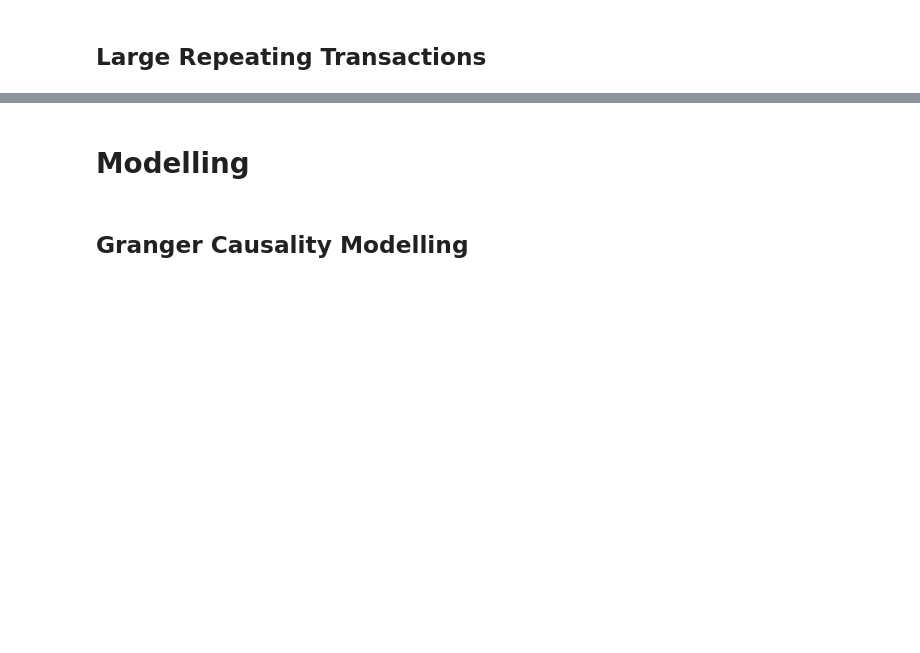
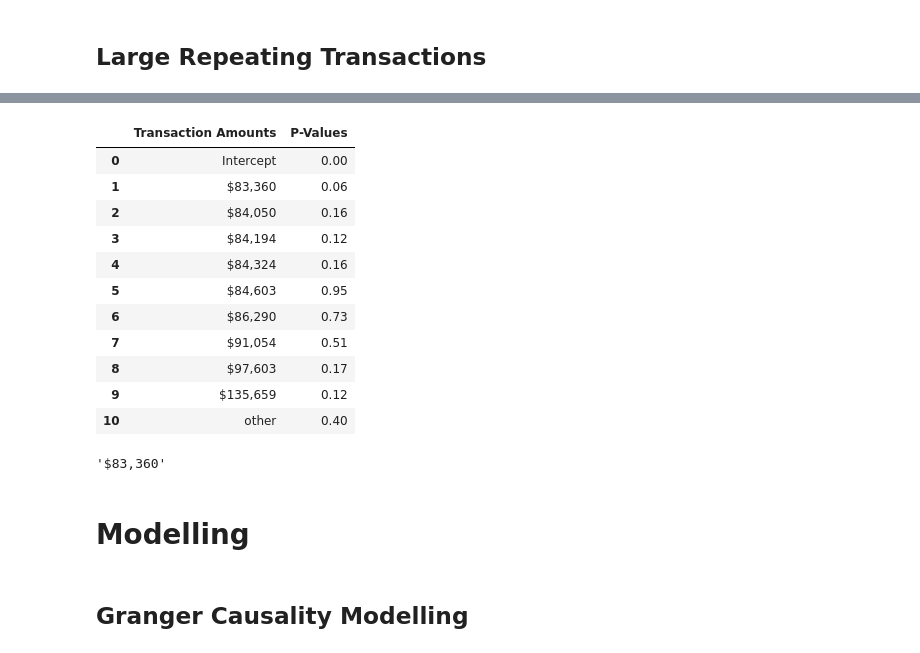
Before and after one commit to lelandjmurrin/Acquisition_Due_Dilligence_Capstone_Project, a Jupyter notebook: GeneralLedgerTxns_Models.ipynb, the cells around one changed output, grey strips where cells are left out. Cells and saved outputs as stored; diff of their text form; code cells hidden in the pictures; blank space fills up the shorter version.

```diff
--- a/GeneralLedgerTxns_Models.ipynb
+++ b/GeneralLedgerTxns_Models.ipynb
@@ -682,3 +795,37 @@ dtype: float64
+# %%
+def clean_transactions(x):
+    return f"${float(x):,.00f}" if isinstance(x, float) or x.replace(".", "").isnumeric() else x
+
+df_large_txns_crosstab = pd.read_csv("data/df_large_txns_crosstab.csv", index_col = 0)
+initial_cols = df_large_txns_crosstab.columns
+col_mapper = {f"col_{i}": clean_transactions(col) for i, col in enumerate(initial_cols)}
+df_large_txns_crosstab.columns = col_mapper.keys()
+dh_rl = DataHelper(df_large_txns_crosstab, target = "col_0")
+(dh_rl.run_pipeline(["ols"])["model"].results_.pvalues
+    .rename(index = col_mapper)
+    .apply(round, ndigits = 2)
+    .reset_index()
+    .set_axis(["Transaction Amounts", "P-Values"], axis = 1)
+    #.pipe(create_ppt_table, "OLS_results", "Large Transactions Regression Results")
+  )
+# %% [output]
+|  | Transaction Amounts | P-Values |
+| 0 | Intercept | 0.00 |
+| 1 | $83,360 | 0.06 |
+| 2 | $84,050 | 0.16 |
+| 3 | $84,194 | 0.12 |
+| 4 | $84,324 | 0.16 |
+| 5 | $84,603 | 0.95 |
+| 6 | $86,290 | 0.73 |
+| 7 | $91,054 | 0.51 |
+| 8 | $97,603 | 0.17 |
+| 9 | $135,659 | 0.12 |
+| 10 | other | 0.40 |
+# %%
+x = 83359.99
+clean_transactions(x)
+# %% [output]
+'$83,360'
 # %% [markdown]
 # <strong> Modelling </strong>
 # %% [markdown]
```
Also changed, not shown: parts of 18 cells of this notebook, 1 other file.
